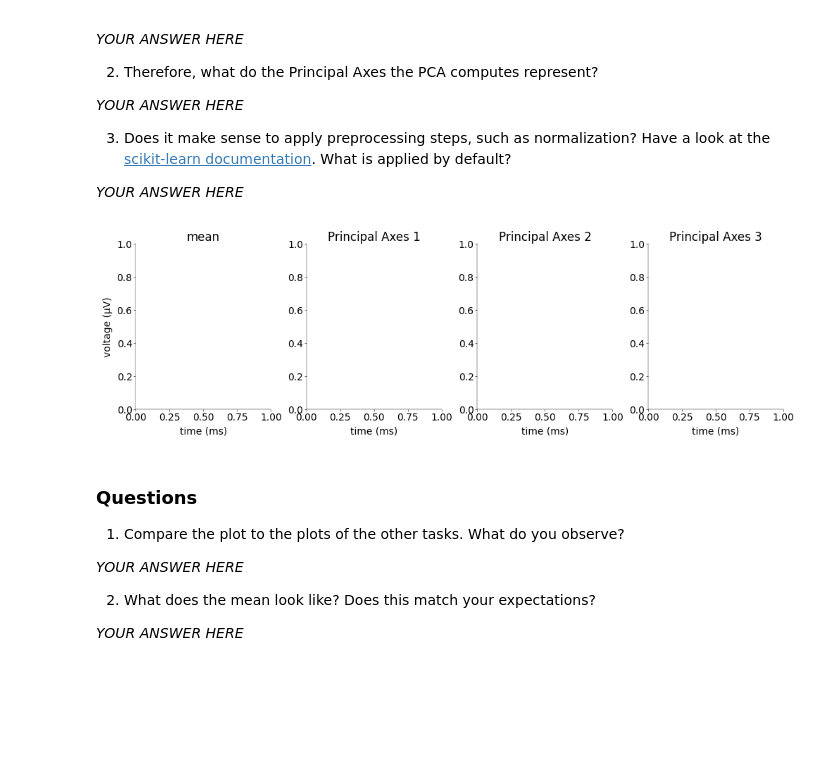
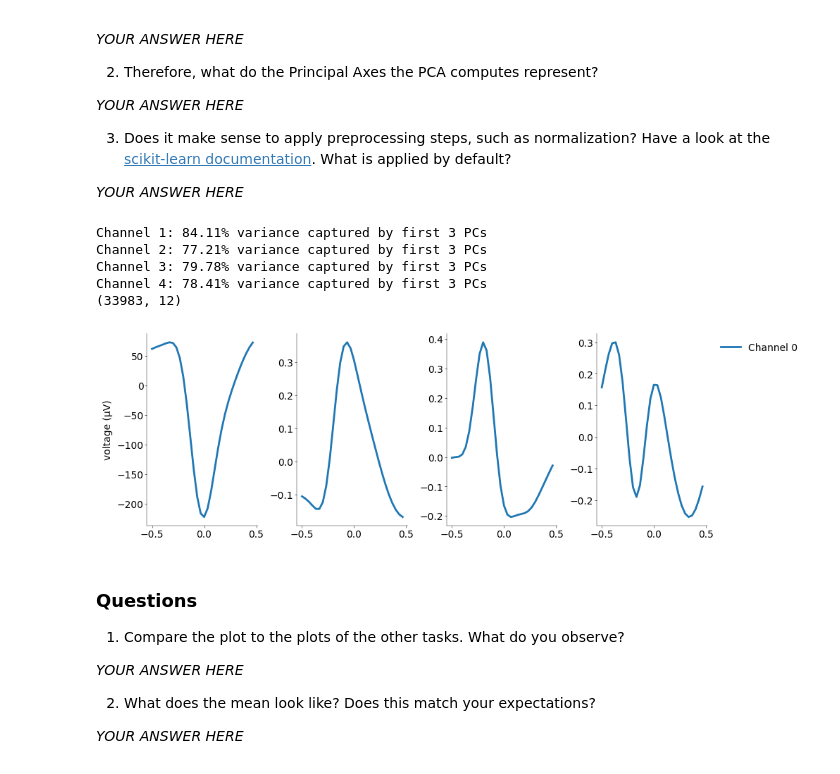
Before and after one commit to flobu98/neural_data_science, a Jupyter notebook: CodingLab1.ipynb, the cells around one changed output. Drawn from its saved outputs; the diff is of its cells as text; code cells hidden in the pictures; blank space fills up the shorter version.

```diff
--- a/CodingLab1.ipynb
+++ b/CodingLab1.ipynb
@@ -617,33 +642,50 @@ def extract_features(w: np.ndarray) -> np.ndarray:
     pass
+# %%
+b, means, pcs = extract_features(waves)
+# %% [output]
+Channel 1: 84.11% variance captured by first 3 PCs
+Channel 2: 77.21% variance captured by first 3 PCs
+Channel 3: 79.78% variance captured by first 3 PCs
+Channel 4: 78.41% variance captured by first 3 PCs
+(33983, 12)
 # %%
 """Solution"""
 
 # ------------------------------------------------------------------------------------------------------------------
 # Plot the mean of each channel and the three principal axes obtained by the PCA and answer the questions (1+1 pts)
 # ------------------------------------------------------------------------------------------------------------------
+
+# build time axis for 1 ms window, centered at 0
+window_len = means.shape[1]
+t_w = (np.arange(window_len) - window_len // 2) / fs * 1e3  # in ms
+
+# pick one channel to visualize
+channel = 0  # 0→Ch1, 1→Ch2, etc.
+ch_label = f"Ch{channel+1}"
 
 mosaic = [
     ["mean", "Principal Axes 1", "Principal Axes 2", "Principal Axes 3"],
 ]
 fig, ax = plt.subplot_mosaic(
     mosaic=mosaic, figsize=(10, 3), layout="constrained", dpi=100
 )
 
-for channel in range(4):
-    for i, mo in enumerate(np.ravel(mosaic)):
+# plot just channel’s curves
+ax["mean"].plot(t_w, means[channel], lw=2, label=ch_label)
+ax["Principal Axes 1"].plot(t_w, pcs[channel, 0], lw=2, label=ch_label)
+ax["Principal Axes 2"].plot(t_w, pcs[channel, 1], lw=2, label=ch_label)
+ax["Principal Axes 3"].plot(t_w, pcs[channel, 2], lw=2, label=ch_label)
 
-        ax[mo].set_xlabel("time (ms)")
-        ax[mo].set_title(mo)
 
 ax[mosaic[0][0]].set_ylabel("voltage (μV)")
 ax[mosaic[0][-1]].legend(
     ["Channel " + str(i) for i in range(4)],
     bbox_to_anchor=(1.04, 1),
     loc="upper left",
 )
 plt.show()
 # %% [output]
-[figure, old version]
+[figure, new version]
 # %% [markdown]
 ### Questions
 
```
Also changed, not shown: parts of 5 cells of this notebook.
